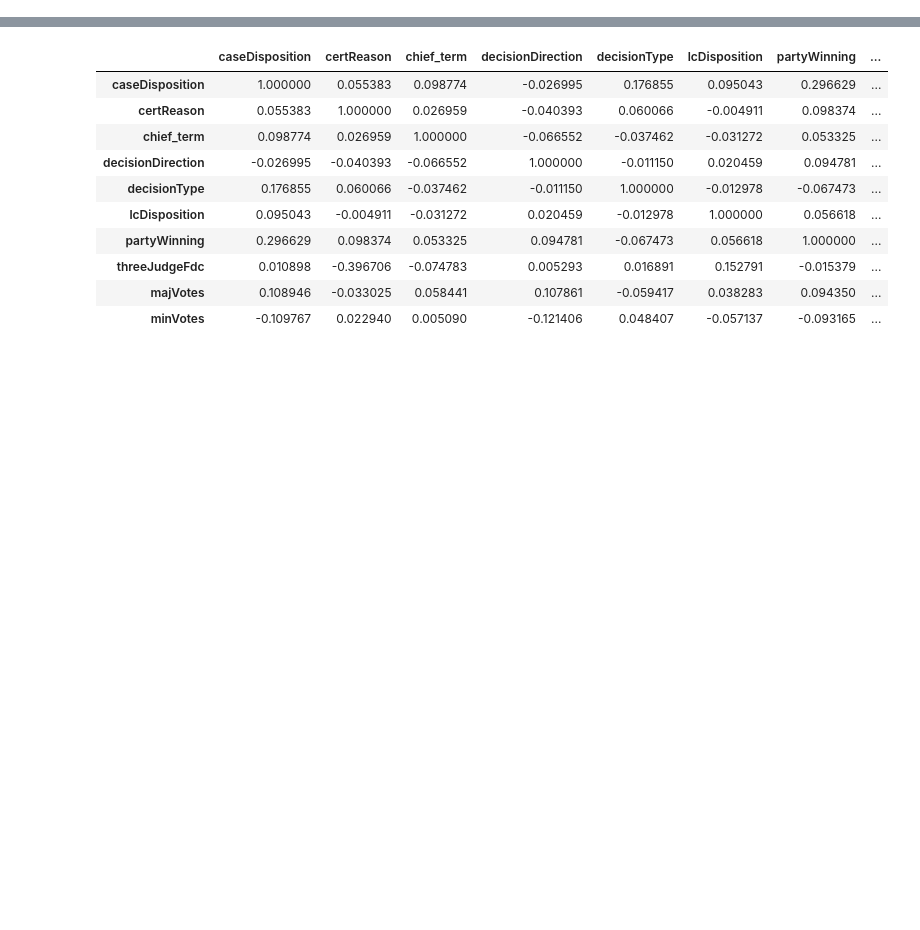
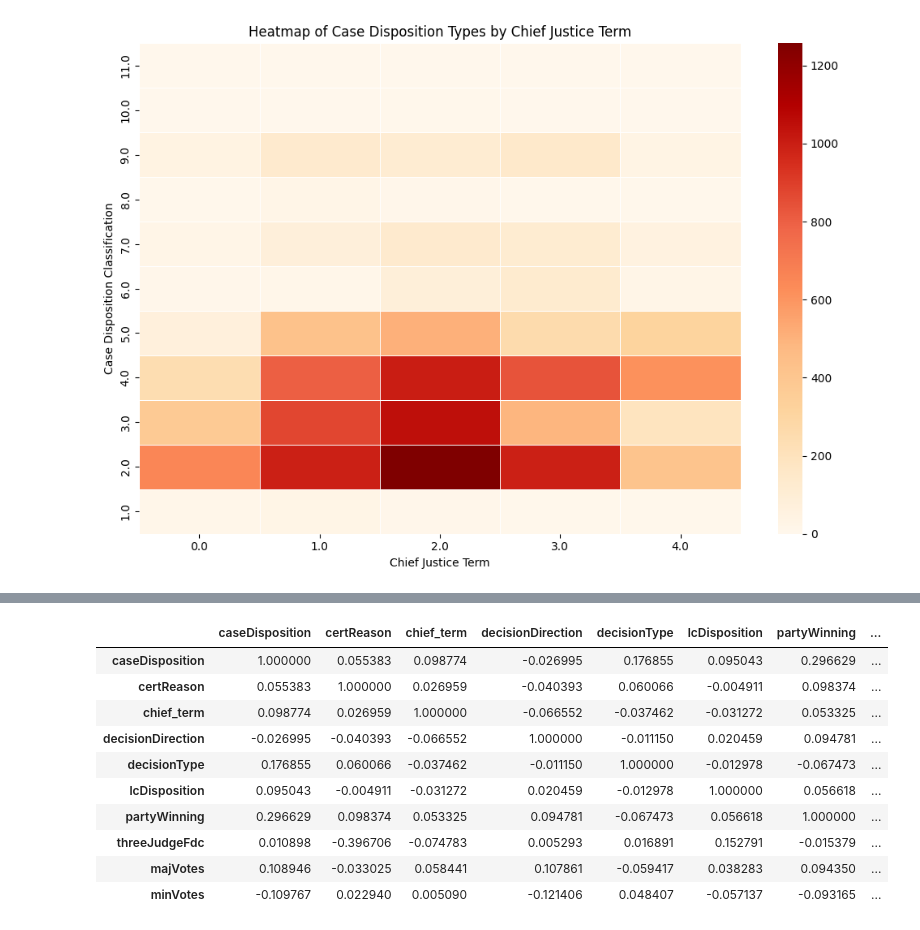
Before and after one commit to dipeshpandya/team_gohan, a Jupyter notebook: function_based_model.ipynb, the cells around one changed output, grey strips where cells are left out. Saved outputs shown, nothing was run; the diff lists cells and outputs as text; code cells hidden in the pictures; blank space fills up the shorter version.

```diff
--- a/function_based_model.ipynb
+++ b/function_based_model.ipynb
@@ -315,0 +181,22 @@ dfwork.corr()
+# %%
+# Create a pivot table for plotting
+pivot_df2 = chief_counts_df.pivot_table(index='caseDisposition', columns='chief_term', values='count', fill_value=0)
+
+# Fix index for display purposes
+pivot_df2 = pivot_df2.sort_index(ascending=False)
+
+# Plot the heatmap
+plt.figure(figsize=(10, 7))
+sns.heatmap(pivot_df2, annot=False, cmap='OrRd', cbar=True, linewidths=.5)
+
+# Add labels and format
+plt.title('Heatmap of Case Disposition Types by Chief Justice Term')
+plt.xlabel('Chief Justice Term')
+plt.ylabel('Case Disposition Classification')
+plt.tight_layout()
+# Save the plot
+plt.savefig('outputs/heatmap_cd_cjterm.png')
+# Show the heatmap plot
+plt.show()
+# %% [output]
+[figure, added]
```
Also changed, not shown: parts of 38 cells of this notebook, 12 other files.
